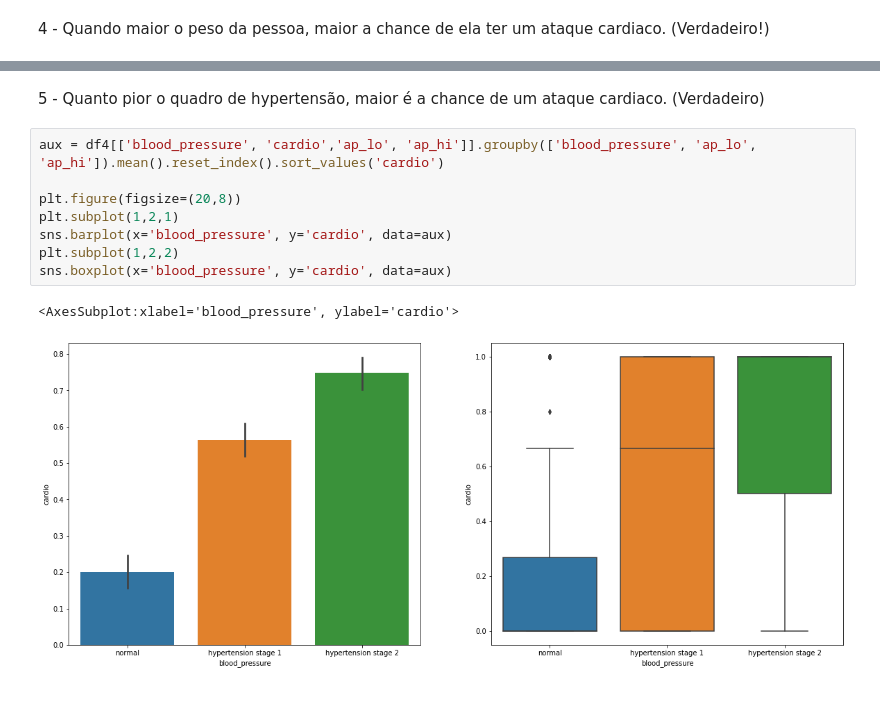
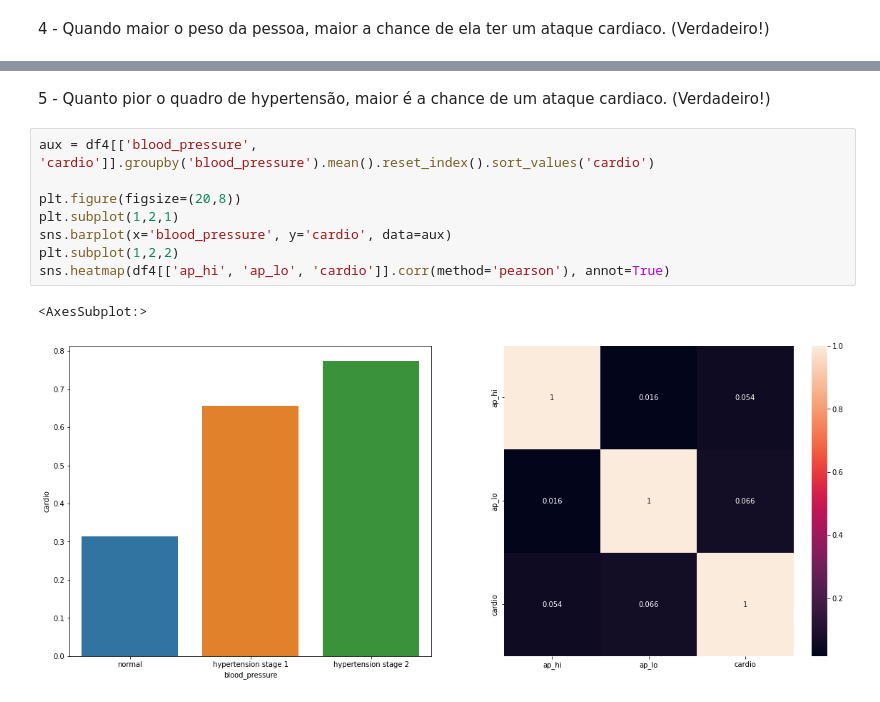
Before and after one commit to RoneyDev7/Cardio_Catch_Disease, a Jupyter notebook: 01-frn_cardio_catch_dieses.ipynb, the cells around one changed output, grey strips where cells are left out. Cells and saved outputs as stored; diff of their text form.

```diff
--- a/01-frn_cardio_catch_dieses.ipynb
+++ b/01-frn_cardio_catch_dieses.ipynb
@@ -266,13 +260,13 @@ sns.heatmap(df4[['weight', 'cardio']].corr(method='pearson'), annot=True)
 # %% [markdown]
-5 - Quanto pior o quadro de hypertensão, maior é a chance de um ataque cardiaco. (Verdadeiro)
+5 - Quanto pior o quadro de hypertensão, maior é a chance de um ataque cardiaco. (Verdadeiro!)
 # %%
-aux = df4[['blood_pressure', 'cardio','ap_lo', 'ap_hi']].groupby(['blood_pressure', 'ap_lo', 'ap_hi']).mean().reset_index().sort_values('cardio')
+aux = df4[['blood_pressure', 'cardio']].groupby('blood_pressure').mean().reset_index().sort_values('cardio')
 
 plt.figure(figsize=(20,8))
 plt.subplot(1,2,1)
 sns.barplot(x='blood_pressure', y='cardio', data=aux)
 plt.subplot(1,2,2)
-sns.boxplot(x='blood_pressure', y='cardio', data=aux)
+sns.heatmap(df4[['ap_hi', 'ap_lo', 'cardio']].corr(method='pearson'), annot=True)
 # %% [output]
-<AxesSubplot:xlabel='blood_pressure', ylabel='cardio'>
+<AxesSubplot:>
-[figure, old version]
+[figure, new version]
```
Also changed, not shown: parts of 23 cells of this notebook.
